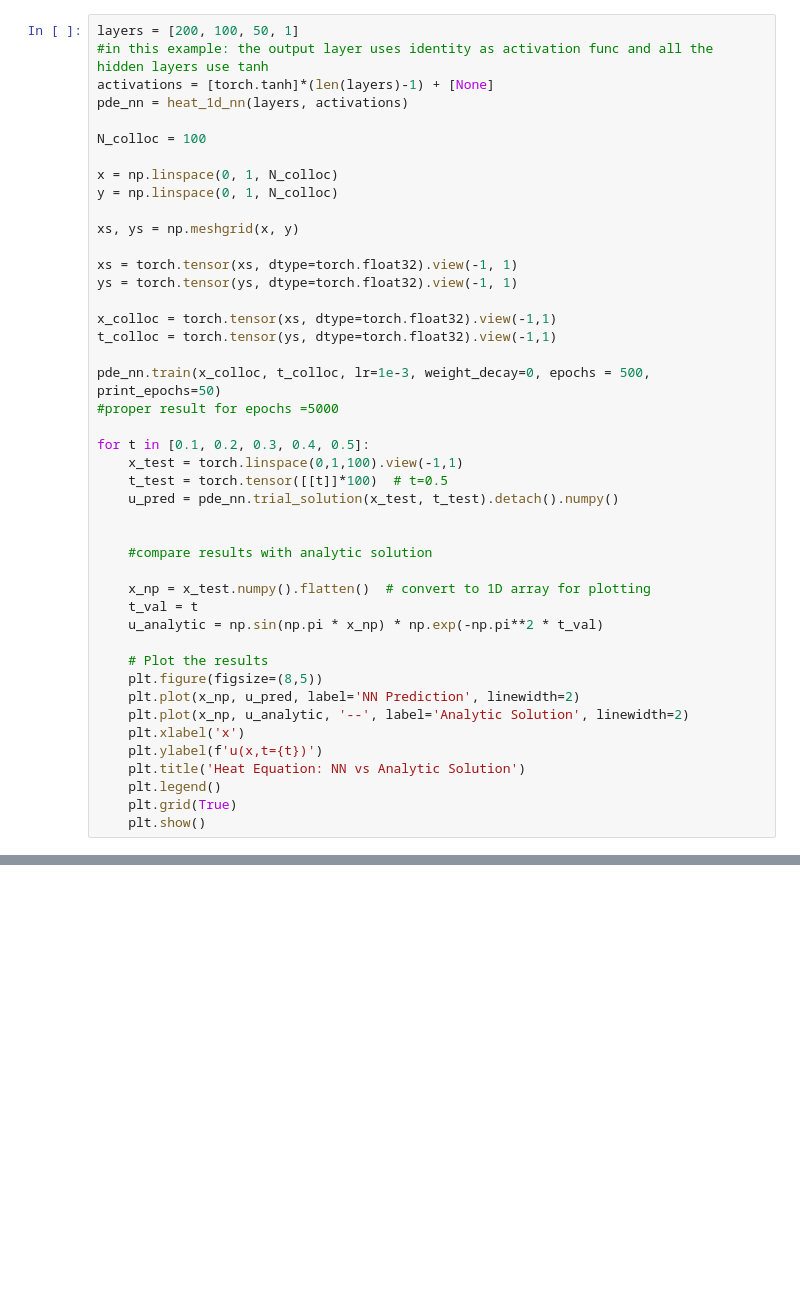
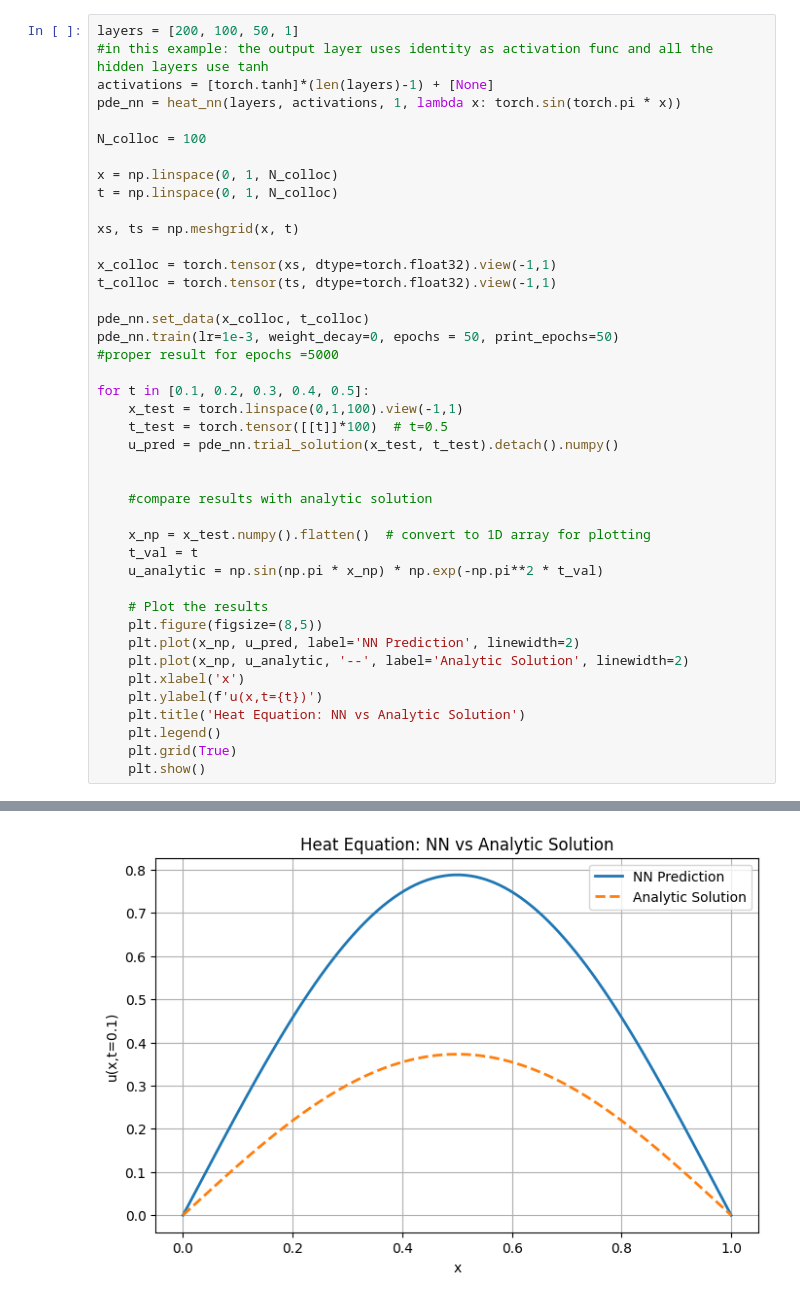
Before and after one commit to thomas-engl/Project-3-Applied-ML, a Jupyter notebook: Archiv/Lars/heat_1d_1d_example.ipynb, the cells around one changed output, grey strips where cells are left out. Saved outputs shown, nothing was run; the diff lists cells and outputs as text; blank space fills up the shorter version.

Commit message:
n dim heat nn

```diff
--- a/Archiv/Lars/heat_1d_1d_example.ipynb
+++ b/Archiv/Lars/heat_1d_1d_example.ipynb
@@ -12,22 +16,20 @@ torch.manual_seed(301)
 layers = [200, 100, 50, 1]
 #in this example: the output layer uses identity as activation func and all the hidden layers use tanh
 activations = [torch.tanh]*(len(layers)-1) + [None]
-pde_nn = heat_1d_nn(layers, activations)
+pde_nn = heat_nn(layers, activations, 1, lambda x: torch.sin(torch.pi * x))
 
 N_colloc = 100
 
 x = np.linspace(0, 1, N_colloc)
-y = np.linspace(0, 1, N_colloc)
+t = np.linspace(0, 1, N_colloc)
 
-xs, ys = np.meshgrid(x, y)
-
-xs = torch.tensor(xs, dtype=torch.float32).view(-1, 1)
-ys = torch.tensor(ys, dtype=torch.float32).view(-1, 1)
+xs, ts = np.meshgrid(x, t)
 
 x_colloc = torch.tensor(xs, dtype=torch.float32).view(-1,1)
-t_colloc = torch.tensor(ys, dtype=torch.float32).view(-1,1)
+t_colloc = torch.tensor(ts, dtype=torch.float32).view(-1,1)
 
-pde_nn.train(x_colloc, t_colloc, lr=1e-3, weight_decay=0, epochs = 500, print_epochs=50)
+pde_nn.set_data(x_colloc, t_colloc)
+pde_nn.train(lr=1e-3, weight_decay=0, epochs = 50, print_epochs=50)
 #proper result for epochs =5000
 
 for t in [0.1, 0.2, 0.3, 0.4, 0.5]:
@@ -58,0 +60 @@ Epoch 100, Loss: 1.929429
+[figure, added]
```
Also changed, not shown: parts of 3 cells of this notebook, 1 other file.
